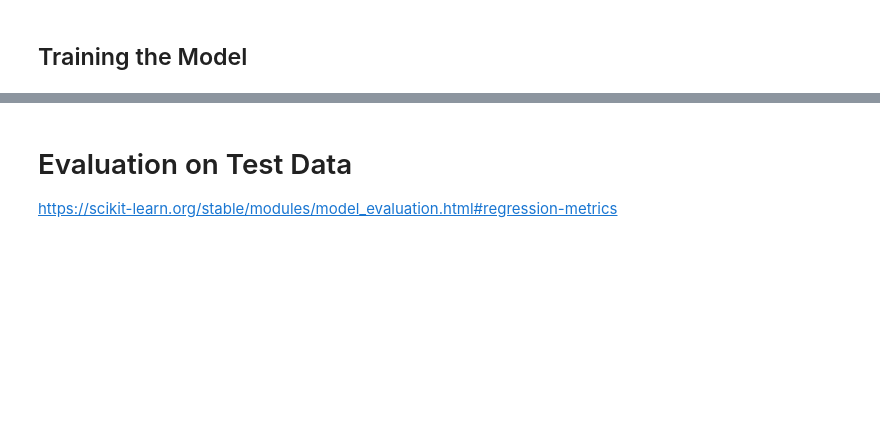
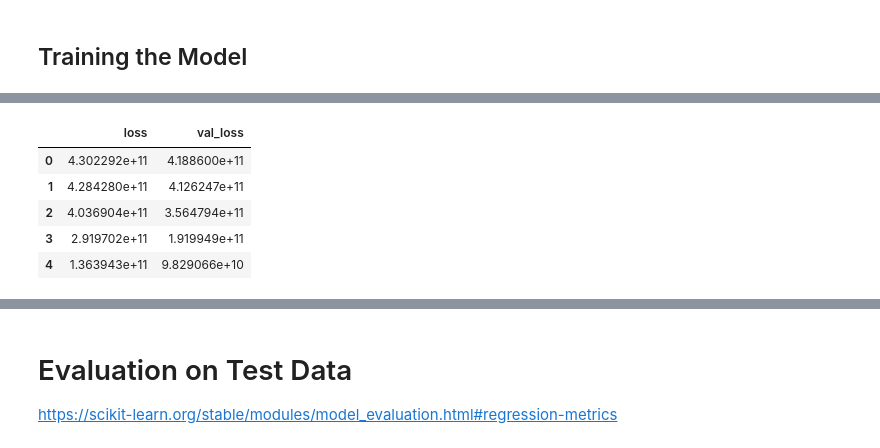
Before and after one commit to davidsmv/python_bootcamp, a Jupyter notebook: Refactored_Py_DS_ML_Bootcamp-master/TensorFlow_FILES/ANNs/01-Keras-Regression.ipynb, the cells around one changed output, grey strips where cells are left out. Drawn from its saved outputs; the diff is of its cells as text; code cells hidden in the pictures; blank space fills up the shorter version.

```diff
--- a/Refactored_Py_DS_ML_Bootcamp-master/TensorFlow_FILES/ANNs/01-Keras-Regression.ipynb
+++ b/Refactored_Py_DS_ML_Bootcamp-master/TensorFlow_FILES/ANNs/01-Keras-Regression.ipynb
@@ -442,5 +518,14 @@ Epoch 400/400
 # %%
 losses = pd.DataFrame(model.history.history)
+# %%
+losses.head()
+# %% [output]
+|  | loss | val_loss |
+| 0 | 4.302292e+11 | 4.188600e+11 |
+| 1 | 4.284280e+11 | 4.126247e+11 |
+| 2 | 4.036904e+11 | 3.564794e+11 |
+| 3 | 2.919702e+11 | 1.919949e+11 |
+| 4 | 1.363943e+11 | 9.829066e+10 |
 # %%
 losses.plot()
 # %% [output]
```
Also changed, not shown: parts of 36 cells of this notebook.
